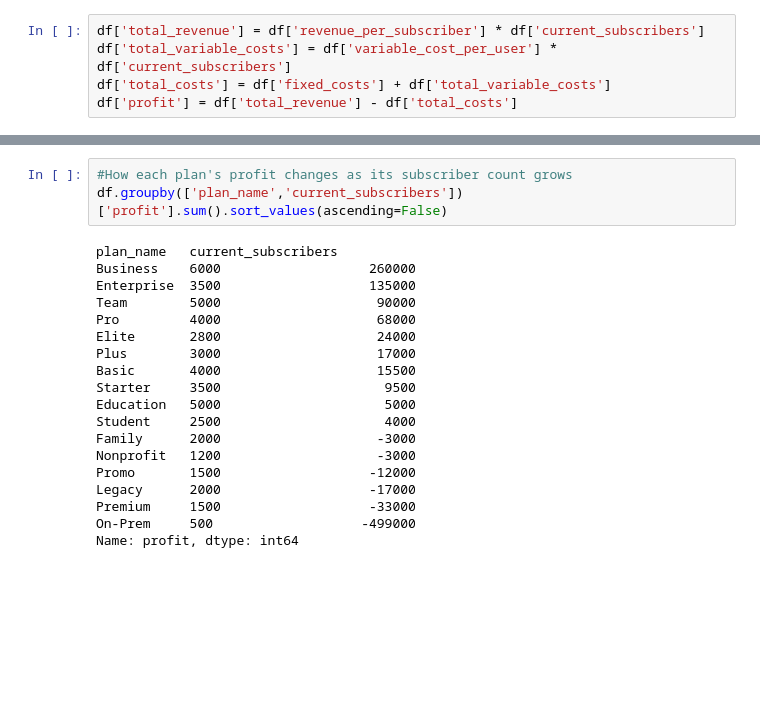
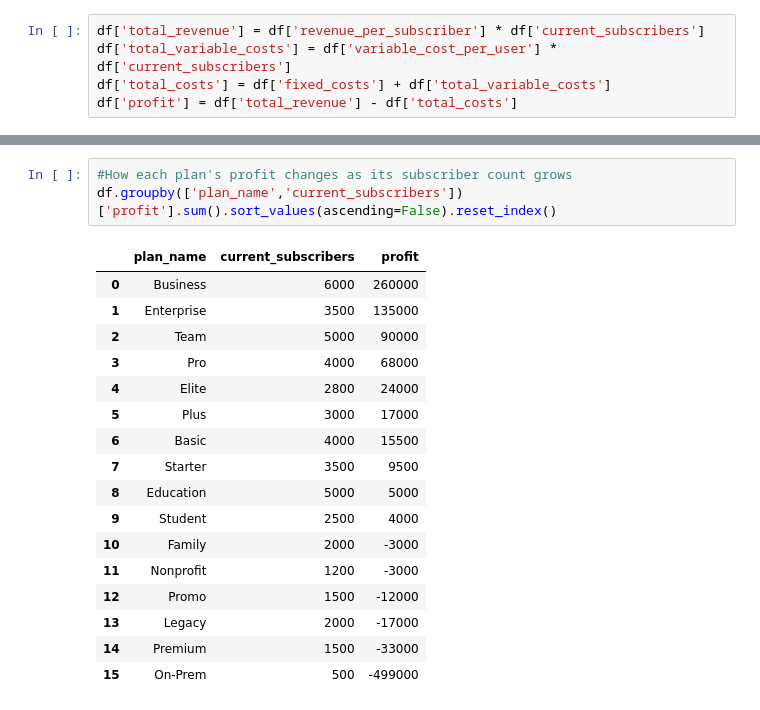
Before and after one commit to varshanookarapu/0_Subscription_Breakeven_Analysis, a Jupyter notebook: Subscription Breakdown Analysis.ipynb, the cells around one changed output, grey strips where cells are left out. Saved outputs shown, nothing was run; the diff lists cells and outputs as text; blank space fills up the shorter version.

```diff
--- a/Subscription Breakdown Analysis.ipynb
+++ b/Subscription Breakdown Analysis.ipynb
@@ -94,22 +175,21 @@ df.head(16)
 # %%
 #How each plan's profit changes as its subscriber count grows
-df.groupby(['plan_name','current_subscribers'])['profit'].sum().sort_values(ascending=False)
+df.groupby(['plan_name','current_subscribers'])['profit'].sum().sort_values(ascending=False).reset_index()
 # %% [output]
-plan_name   current_subscribers
-Business    6000                   260000
-Enterprise  3500                   135000
-Team        5000                    90000
-Pro         4000                    68000
-Elite       2800                    24000
-Plus        3000                    17000
-Basic       4000                    15500
-Starter     3500                     9500
-Education   5000                     5000
-Student     2500                     4000
-Family      2000                    -3000
-Nonprofit   1200                    -3000
-Promo       1500                   -12000
-Legacy      2000                   -17000
-Premium     1500                   -33000
-On-Prem     500                   -499000
-Name: profit, dtype: int64
+|  | plan_name | current_subscribers | profit |
+| 0 | Business | 6000 | 260000 |
+| 1 | Enterprise | 3500 | 135000 |
+| 2 | Team | 5000 | 90000 |
+| 3 | Pro | 4000 | 68000 |
+| 4 | Elite | 2800 | 24000 |
+| 5 | Plus | 3000 | 17000 |
+| 6 | Basic | 4000 | 15500 |
+| 7 | Starter | 3500 | 9500 |
+| 8 | Education | 5000 | 5000 |
+| 9 | Student | 2500 | 4000 |
+| 10 | Family | 2000 | -3000 |
+| 11 | Nonprofit | 1200 | -3000 |
+| 12 | Promo | 1500 | -12000 |
+| 13 | Legacy | 2000 | -17000 |
+| 14 | Premium | 1500 | -33000 |
+| 15 | On-Prem | 500 | -499000 |
```
Also changed, not shown: parts of 12 cells of this notebook.
